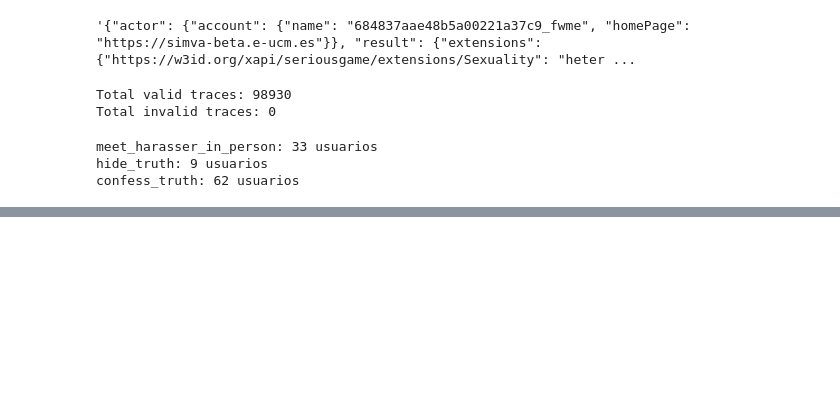
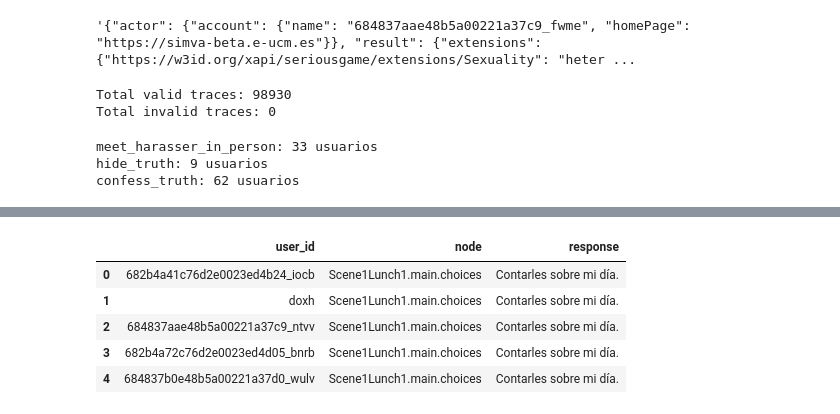
Before and after one commit to MattCastUCM/JustShare, a Jupyter notebook: telemetry/analysis.ipynb, the cells around one changed output, grey strips where cells are left out. Drawn from its saved outputs; the diff is of its cells as text; code cells hidden in the pictures; blank space fills up the shorter version.

Commit message:
Análisis por opciones dentro de los nodos

```diff
--- a/telemetry/analysis.ipynb
+++ b/telemetry/analysis.ipynb
@@ -435,0 +448,23 @@ POST-HOC MANN-WHITNEY
+# %%
+node_response_users = defaultdict(lambda: defaultdict(set))
+
+for trace in traces:
+	obj_id = trace.get("object", {}).get("id", "")
+
+	if obj_id == CHOICE_OBJ_ID:
+		extensions = trace.get("result", {}).get("extensions", {})
+
+		node = extensions.get(NODE_EXT_ID)
+		response = extensions.get(RESPONSE_EXT_ID)
+
+		user = trace.get("actor", {}).get("account", {}).get("name")
+
+		if node in target_nodes and response and user:
+			node_response_users[node][response].add(user)
+# %%
+for node, responses in node_response_users.items():
+	print(f"\nNodo: {node}")
+
+	for response, users in responses.items():
+		print(f"	Elección: {response}")
+		print(f"	Número de usuarios: {len(users)}")
@@ -435,0 +489,22 @@ POST-HOC MANN-WHITNEY
+# %%
+node_rows = []
+
+for node, responses in node_response_users.items():
+	for response, users in responses.items():
+		for user in users:
+			node_rows.append({
+				"user_id": user,
+				"node": node,
+				"response": response
+			})
+
+node_df = pd.DataFrame(node_rows)
+
+display(node_df.head())
+# %% [output]
+|  | user_id | node | response |
+| 0 | 682b4a41c76d2e0023ed4b24_iocb | Scene1Lunch1.main.choices | Contarles sobre mi día. |
+| 1 | doxh | Scene1Lunch1.main.choices | Contarles sobre mi día. |
+| 2 | 684837aae48b5a00221a37c9_ntvv | Scene1Lunch1.main.choices | Contarles sobre mi día. |
+| 3 | 682b4a72c76d2e0023ed4d05_bnrb | Scene1Lunch1.main.choices | Contarles sobre mi día. |
+| 4 | 684837b0e48b5a00221a37d0_wulv | Scene1Lunch1.main.choices | Contarles sobre mi día. |
```
Also changed, not shown: parts of 8 cells of this notebook, 4 other files.
